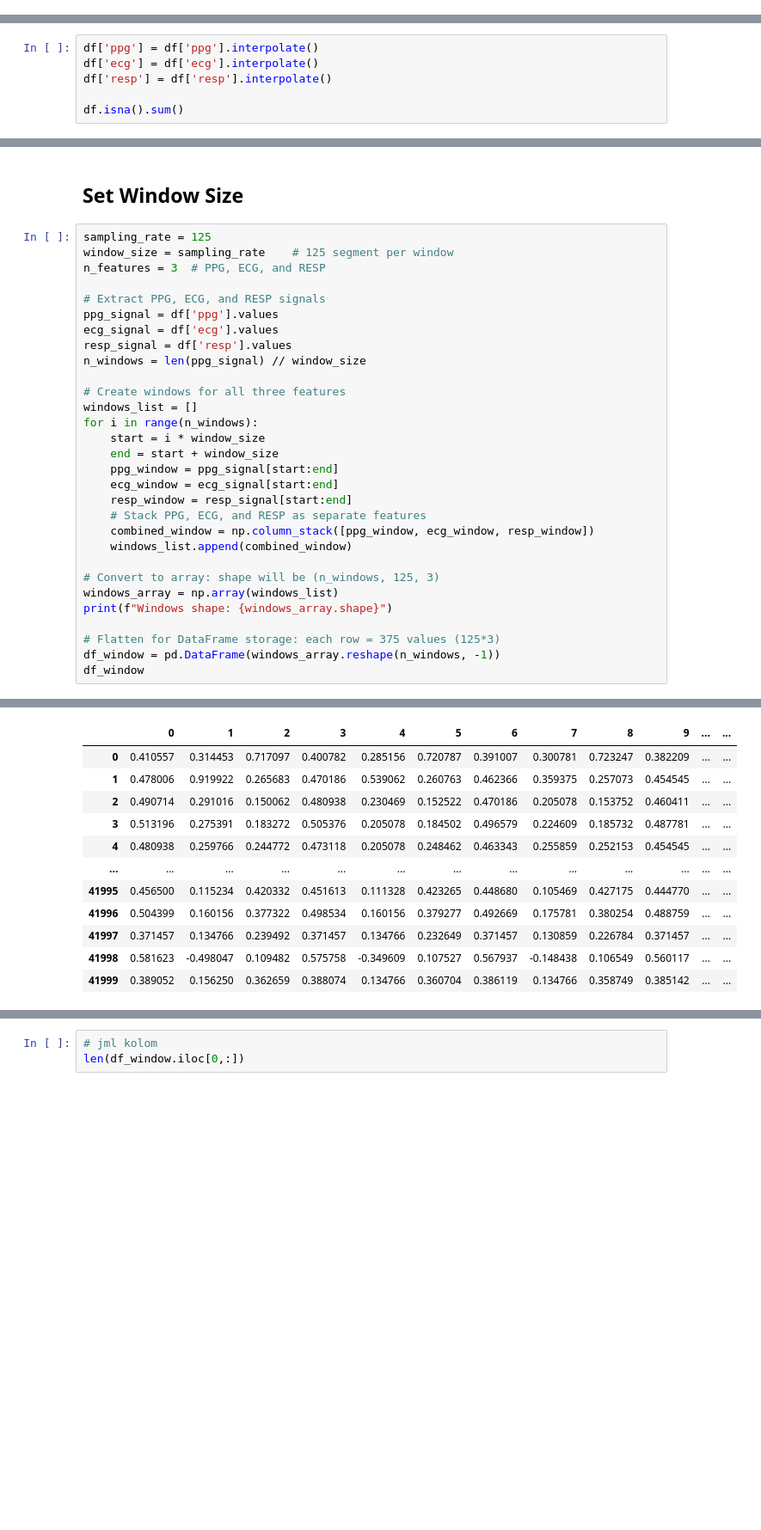
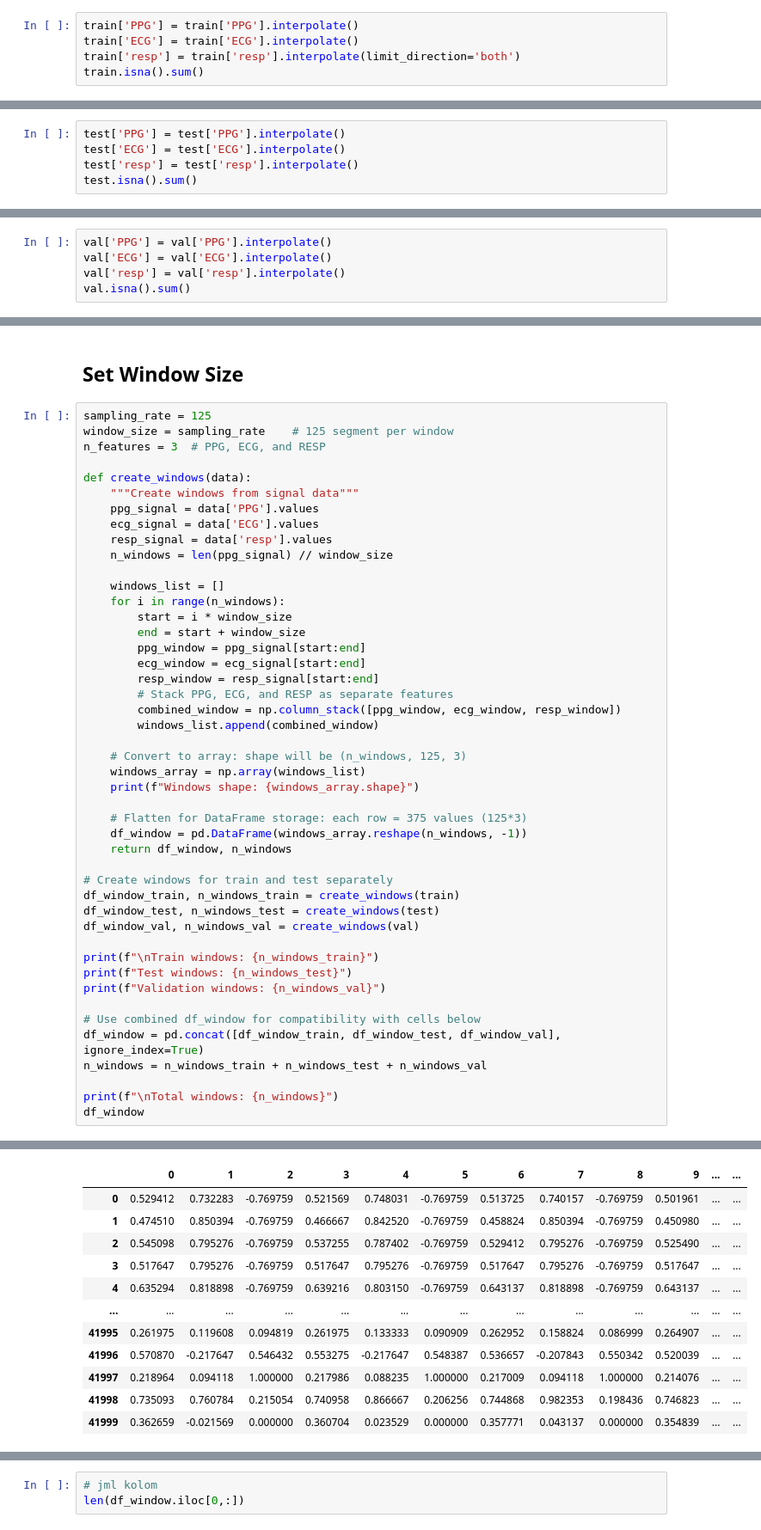
Before and after one commit to wraphierdz/FP_MLxDM, a Jupyter notebook: Template Program.ipynb, the cells around one changed output, grey strips where cells are left out. Shown at 86% size. Drawn from its saved outputs; the diff is of its cells as text; blank space fills up the shorter version.

```diff
--- a/Template Program.ipynb
+++ b/Template Program.ipynb
@@ -182,3 +265,8 @@ AF Wave:
 # Praprocessing
 # %% [markdown]
 ## Imputation: Interpolation
+# %%
+train['PPG'] = train['PPG'].interpolate()
+train['ECG'] = train['ECG'].interpolate()
+train['resp'] = train['resp'].interpolate(limit_direction='both')
+train.isna().sum()
@@ -184,0 +295,5 @@ AF Wave:
+# %%
+test['PPG'] = test['PPG'].interpolate()
+test['ECG'] = test['ECG'].interpolate()
+test['resp'] = test['resp'].interpolate()
+test.isna().sum()
@@ -185,7 +307,6 @@ AF Wave:
 # %%
-df['ppg'] = df['ppg'].interpolate()
-df['ecg'] = df['ecg'].interpolate()
-df['resp'] = df['resp'].interpolate()
-
-df.isna().sum()
+val['PPG'] = val['PPG'].interpolate()
+val['ECG'] = val['ECG'].interpolate()
+val['resp'] = val['resp'].interpolate()
+val.isna().sum()
 # %% [output]
@@ -202,29 +323,45 @@ sampling_rate = 125
 window_size = sampling_rate    # 125 segment per window
 n_features = 3  # PPG, ECG, and RESP
 
-# Extract PPG, ECG, and RESP signals
-ppg_signal = df['ppg'].values
-ecg_signal = df['ecg'].values
-resp_signal = df['resp'].values
-n_windows = len(ppg_signal) // window_size
+def create_windows(data):
+    """Create windows from signal data"""
+    ppg_signal = data['PPG'].values
+    ecg_signal = data['ECG'].values
+    resp_signal = data['resp'].values
+    n_windows = len(ppg_signal) // window_size
 
-# Create windows for all three features
-windows_list = []
-for i in range(n_windows):
-    start = i * window_size
-    end = start + window_size
-    ppg_window = ppg_signal[start:end]
-    ecg_window = ecg_signal[start:end]
-    resp_window = resp_signal[start:end]
-    # Stack PPG, ECG, and RESP as separate features
-    combined_window = np.column_stack([ppg_window, ecg_window, resp_window])
-    windows_list.append(combined_window)
+    windows_list = []
+    for i in range(n_windows):
+        start = i * window_size
+        end = start + window_size
+        ppg_window = ppg_signal[start:end]
+        ecg_window = ecg_signal[start:end]
+        resp_window = resp_signal[start:end]
+        # Stack PPG, ECG, and RESP as separate features
+        combined_window = np.column_stack([ppg_window, ecg_window, resp_window])
+        windows_list.append(combined_window)
 
-# Convert to array: shape will be (n_windows, 125, 3)
-windows_array = np.array(windows_list)
-print(f"Windows shape: {windows_array.shape}")
+    # Convert to array: shape will be (n_windows, 125, 3)
+    windows_array = np.array(windows_list)
+    print(f"Windows shape: {windows_array.shape}")
 
-# Flatten for DataFrame storage: each row = 375 values (125*3)
-df_window = pd.DataFrame(windows_array.reshape(n_windows, -1))
+    # Flatten for DataFrame storage: each row = 375 values (125*3)
+    df_window = pd.DataFrame(windows_array.reshape(n_windows, -1))
+    return df_window, n_windows
+
+# Create windows for train and test separately
+df_window_train, n_windows_train = create_windows(train)
+df_window_test, n_windows_test = create_windows(test)
+df_window_val, n_windows_val = create_windows(val)
+
+print(f"\nTrain windows: {n_windows_train}")
+print(f"Test windows: {n_windows_test}")
+print(f"Validation windows: {n_windows_val}")
+
+# Use combined df_window for compatibility with cells below
+df_window = pd.concat([df_window_train, df_window_test, df_window_val], ignore_index=True)
+n_windows = n_windows_train + n_windows_test + n_windows_val
+
+print(f"\nTotal windows: {n_windows}")
 df_window
 # %% [output]
@@ -232,15 +377,15 @@ Windows shape: (42000, 125, 3)
 |  | 0 | 1 | 2 | 3 | 4 | 5 | 6 | 7 | 8 | 9 | ... | ... |
-| 0 | 0.410557 | 0.314453 | 0.717097 | 0.400782 | 0.285156 | 0.720787 | 0.391007 | 0.300781 | 0.723247 | 0.382209 | ... | ... |
-| 1 | 0.478006 | 0.919922 | 0.265683 | 0.470186 | 0.539062 | 0.260763 | 0.462366 | 0.359375 | 0.257073 | 0.454545 | ... | ... |
-| 2 | 0.490714 | 0.291016 | 0.150062 | 0.480938 | 0.230469 | 0.152522 | 0.470186 | 0.205078 | 0.153752 | 0.460411 | ... | ... |
-| 3 | 0.513196 | 0.275391 | 0.183272 | 0.505376 | 0.205078 | 0.184502 | 0.496579 | 0.224609 | 0.185732 | 0.487781 | ... | ... |
-| 4 | 0.480938 | 0.259766 | 0.244772 | 0.473118 | 0.205078 | 0.248462 | 0.463343 | 0.255859 | 0.252153 | 0.454545 | ... | ... |
+| 0 | 0.529412 | 0.732283 | -0.769759 | 0.521569 | 0.748031 | -0.769759 | 0.513725 | 0.740157 | -0.769759 | 0.501961 | ... | ... |
+| 1 | 0.474510 | 0.850394 | -0.769759 | 0.466667 | 0.842520 | -0.769759 | 0.458824 | 0.850394 | -0.769759 | 0.450980 | ... | ... |
+| 2 | 0.545098 | 0.795276 | -0.769759 | 0.537255 | 0.787402 | -0.769759 | 0.529412 | 0.795276 | -0.769759 | 0.525490 | ... | ... |
+| 3 | 0.517647 | 0.795276 | -0.769759 | 0.517647 | 0.795276 | -0.769759 | 0.517647 | 0.795276 | -0.769759 | 0.517647 | ... | ... |
+| 4 | 0.635294 | 0.818898 | -0.769759 | 0.639216 | 0.803150 | -0.769759 | 0.643137 | 0.818898 | -0.769759 | 0.643137 | ... | ... |
 | ... | ... | ... | ... | ... | ... | ... | ... | ... | ... | ... | ... | ... |
-| 41995 | 0.456500 | 0.115234 | 0.420332 | 0.451613 | 0.111328 | 0.423265 | 0.448680 | 0.105469 | 0.427175 | 0.444770 | ... | ... |
-| 41996 | 0.504399 | 0.160156 | 0.377322 | 0.498534 | 0.160156 | 0.379277 | 0.492669 | 0.175781 | 0.380254 | 0.488759 | ... | ... |
-| 41997 | 0.371457 | 0.134766 | 0.239492 | 0.371457 | 0.134766 | 0.232649 | 0.371457 | 0.130859 | 0.226784 | 0.371457 | ... | ... |
-| 41998 | 0.581623 | -0.498047 | 0.109482 | 0.575758 | -0.349609 | 0.107527 | 0.567937 | -0.148438 | 0.106549 | 0.560117 | ... | ... |
-| 41999 | 0.389052 | 0.156250 | 0.362659 | 0.388074 | 0.134766 | 0.360704 | 0.386119 | 0.134766 | 0.358749 | 0.385142 | ... | ... |
+| 41995 | 0.261975 | 0.119608 | 0.094819 | 0.261975 | 0.133333 | 0.090909 | 0.262952 | 0.158824 | 0.086999 | 0.264907 | ... | ... |
+| 41996 | 0.570870 | -0.217647 | 0.546432 | 0.553275 | -0.217647 | 0.548387 | 0.536657 | -0.207843 | 0.550342 | 0.520039 | ... | ... |
+| 41997 | 0.218964 | 0.094118 | 1.000000 | 0.217986 | 0.088235 | 1.000000 | 0.217009 | 0.094118 | 1.000000 | 0.214076 | ... | ... |
+| 41998 | 0.735093 | 0.760784 | 0.215054 | 0.740958 | 0.866667 | 0.206256 | 0.744868 | 0.982353 | 0.198436 | 0.746823 | ... | ... |
+| 41999 | 0.362659 | -0.021569 | 0.000000 | 0.360704 | 0.023529 | 0.000000 | 0.357771 | 0.043137 | 0.000000 | 0.354839 | ... | ... |
 42000 rows × 375 columns
 # %%
 # jml kolom
```
Also changed, not shown: parts of 43 cells of this notebook, 18 other files.
